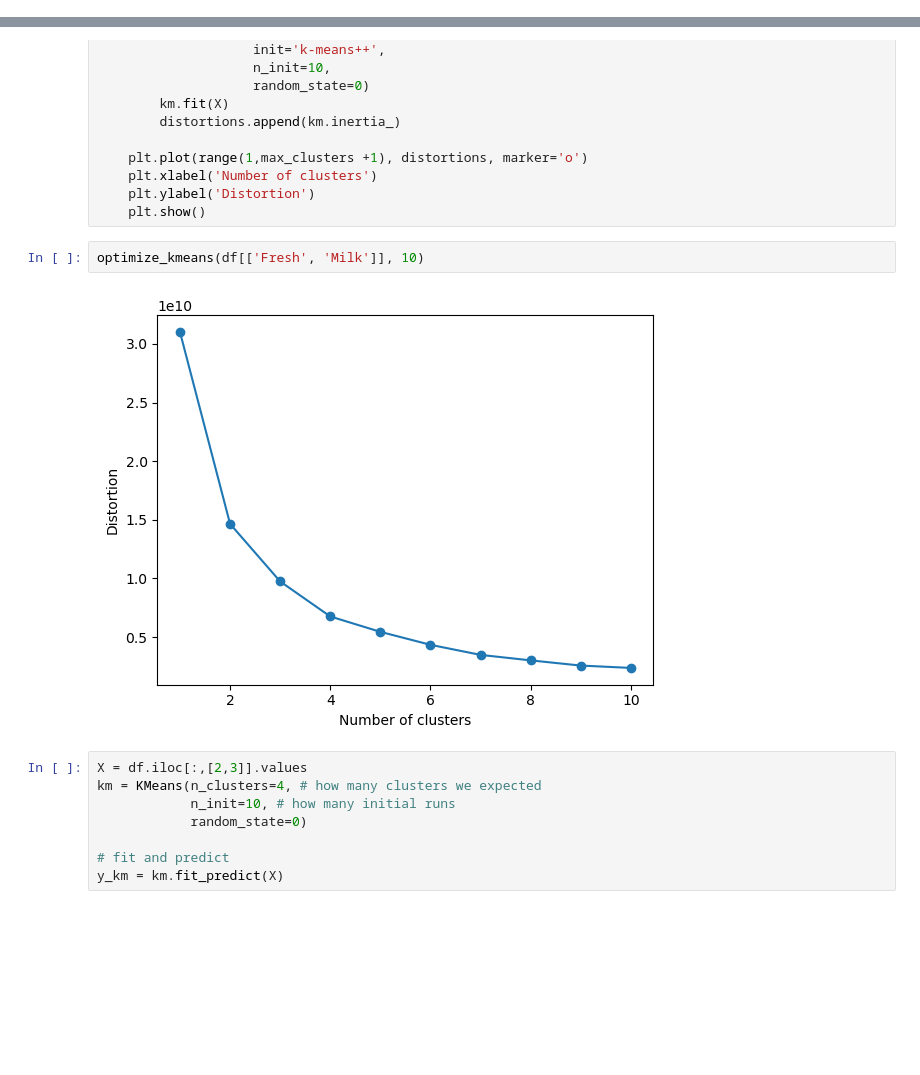
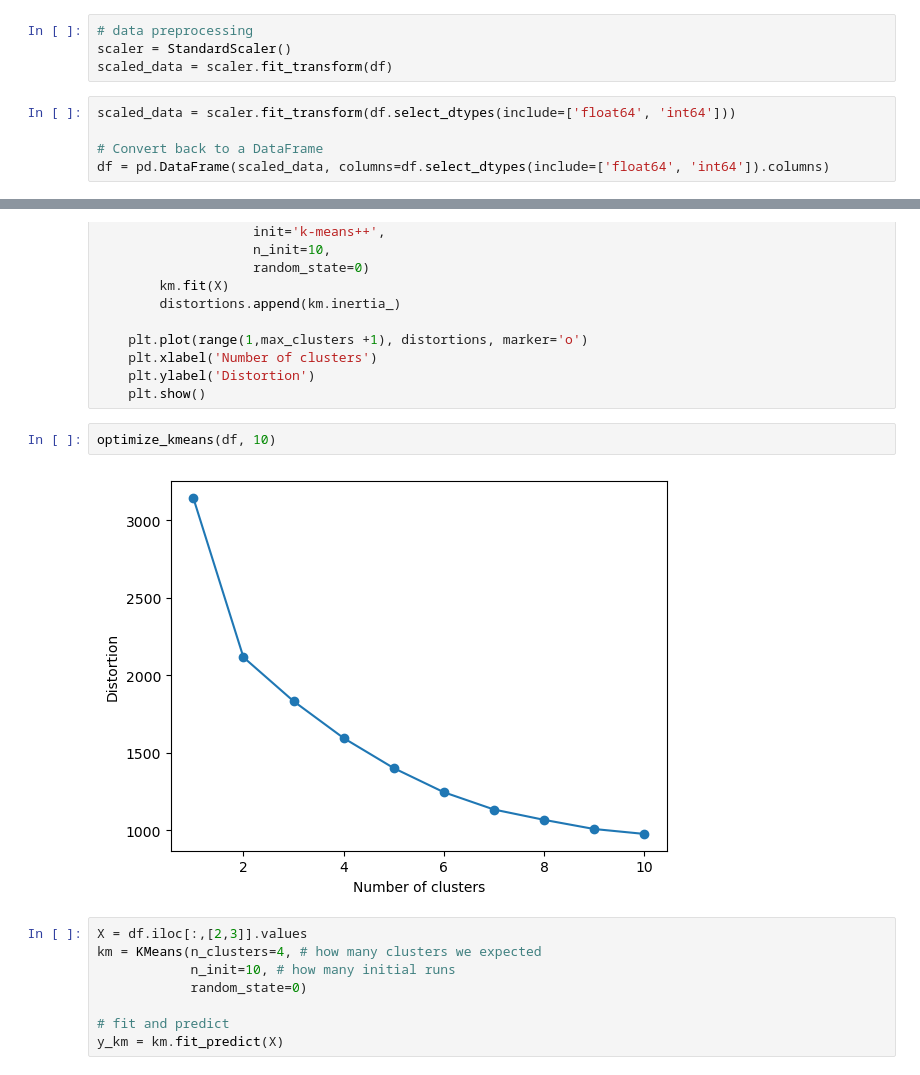
Before and after one commit to RRPharaoh/ml-project-unsupervised-learning, a Jupyter notebook: Unsupervised Learning - Project.ipynb, the cells around one changed output, grey strips where cells are left out. Drawn from its saved outputs; the diff is of its cells as text; blank space fills up the shorter version.

```diff
--- a/Unsupervised Learning - Project.ipynb
+++ b/Unsupervised Learning - Project.ipynb
@@ -249,6 +249,15 @@ df_clean = df_clean.to_csv("data/df_clean.csv")
 # Part II - KMeans Clustering
 # %% [markdown]
 The objective of the analysis is to group similar products together into clusters based on their attributes such as fresh, milk, grocery, frozen, detergents_paper, and delicatessen. To perform the k-means clustering analysis, you will need to pre-process the dataset, determine the optimal number of clusters, initialize the centroids, assign data points to clusters, update the centroids, and repeat until convergence.
+# %%
+# data preprocessing
+scaler = StandardScaler()
+scaled_data = scaler.fit_transform(df)
+# %%
+scaled_data = scaler.fit_transform(df.select_dtypes(include=['float64', 'int64']))
+
+# Convert back to a DataFrame
+df = pd.DataFrame(scaled_data, columns=df.select_dtypes(include=['float64', 'int64']).columns)
 # %%
 def optimize_kmeans(X, max_clusters):
     distortions = []
@@ -265,9 +274,9 @@ def optimize_kmeans(X, max_clusters):
     plt.ylabel('Distortion')
     plt.show()
 # %%
-optimize_kmeans(df[['Fresh', 'Milk']], 10)
+optimize_kmeans(df, 10)
 # %% [output]
-[figure, old version]
+[figure, new version]
 # %%
 X = df.iloc[:,[2,3]].values
 km = KMeans(n_clusters=4, # how many clusters we expected
```
Also changed, not shown: parts of 14 cells of this notebook, 1 other file.
